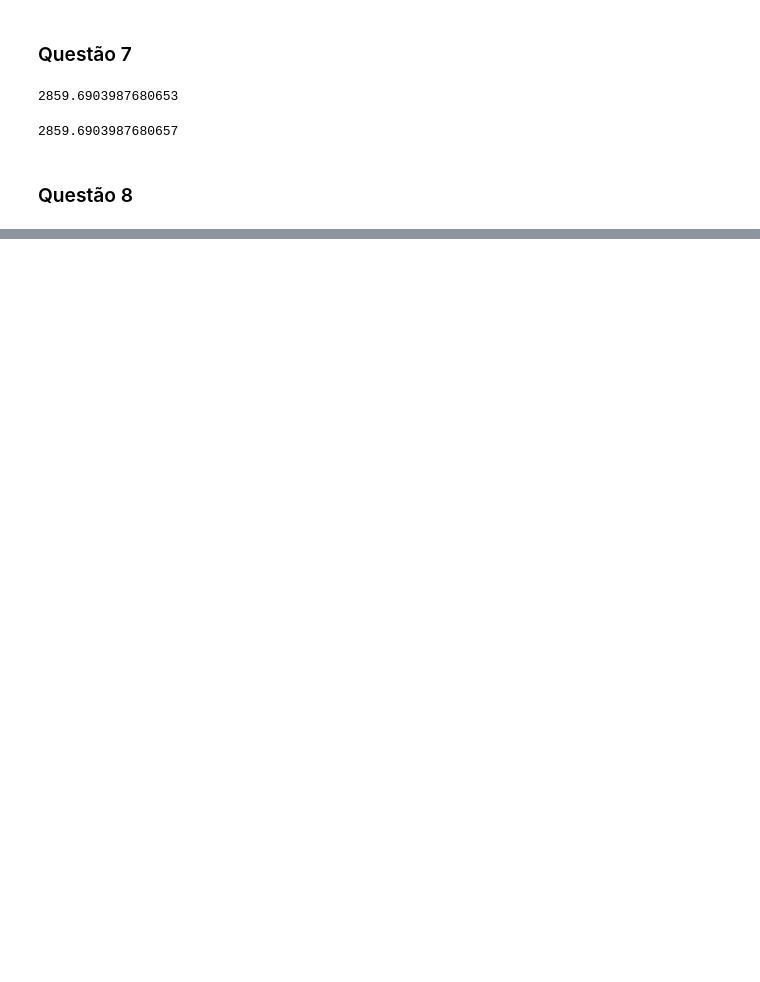
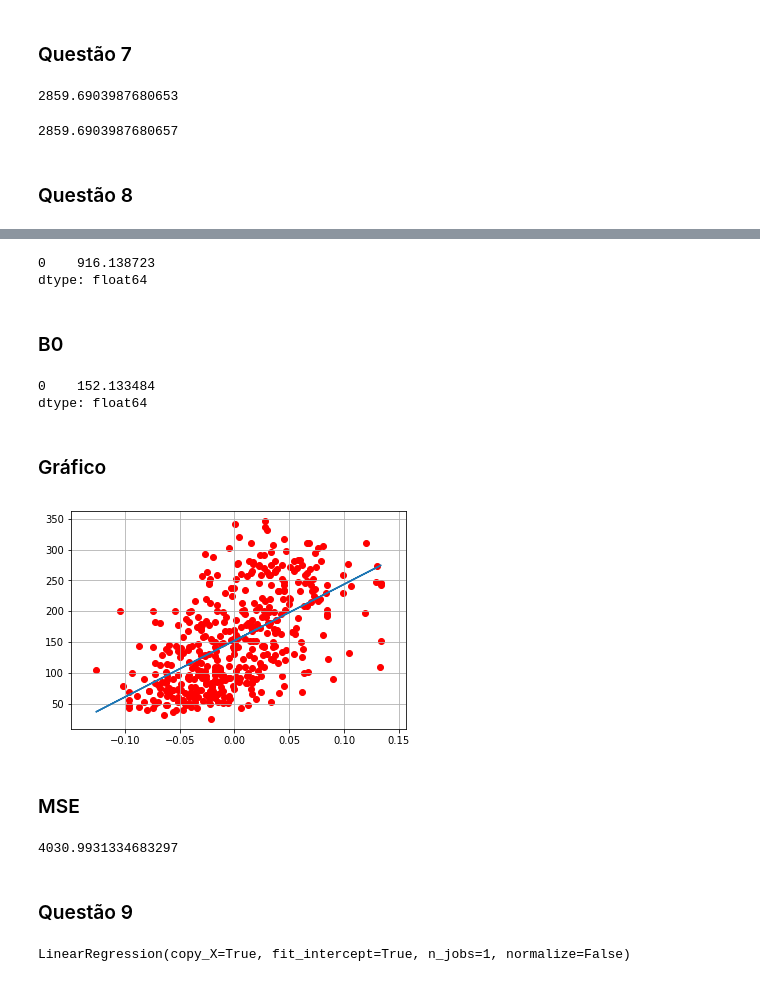
Before and after one commit to iarlenaquiles/aprendizado-diabetes, a Jupyter notebook: Lista1.ipynb, the cells around one changed output, grey strips where cells are left out. Saved outputs shown, nothing was run; the diff lists cells and outputs as text; code cells hidden in the pictures; blank space fills up the shorter version.

```diff
--- a/Lista1.ipynb
+++ b/Lista1.ipynb
@@ -187,0 +179,5 @@ array([151.,  75., 141., 206., 135.,  97., 138.,  63., 110., 310., 101.,
+# %%
+model_8 = linear_model.LinearRegression()
+# %%
+XMelhor = pd.DataFrame(X[:, 8])
+XMelhor.info()
@@ -187,0 +191,2 @@ array([151.,  75., 141., 206., 135.,  97., 138.,  63., 110., 310., 101.,
+# %%
+model_8.fit(XMelhor, y)
@@ -187,0 +195,2 @@ array([151.,  75., 141., 206., 135.,  97., 138.,  63., 110., 310., 101.,
+# %%
+ymelhor_pred = model_8.predict(XMelhor)
@@ -187,0 +254,7 @@ array([151.,  75., 141., 206., 135.,  97., 138.,  63., 110., 310., 101.,
+# %%
+b1
+# %% [output]
+0    916.138723
+dtype: float64
+# %% [markdown]
+### B0
@@ -187,0 +263,16 @@ array([151.,  75., 141., 206., 135.,  97., 138.,  63., 110., 310., 101.,
+# %%
+b0
+# %% [output]
+0    152.133484
+dtype: float64
+# %% [markdown]
+### Gráfico
+# %%
+plt.grid()
+plt.scatter(XMelhor, y, color='red')
+plt.plot(XMelhor, ymelhor_pred)
+plt.show()
+# %% [output]
+[figure, added]
+# %% [markdown]
+### MSE
@@ -187,0 +281,6 @@ array([151.,  75., 141., 206., 135.,  97., 138.,  63., 110., 310., 101.,
+# %%
+mse_melhor
+# %% [output]
+4030.9931334683297
+# %% [markdown]
+### Questão 9
@@ -187,0 +291,4 @@ array([151.,  75., 141., 206., 135.,  97., 138.,  63., 110., 310., 101.,
+# %%
+model_9.fit(XPior, y)
+# %% [output]
+LinearRegression(copy_X=True, fit_intercept=True, n_jobs=1, normalize=False)
```
Also changed, not shown: parts of 33 cells of this notebook.
